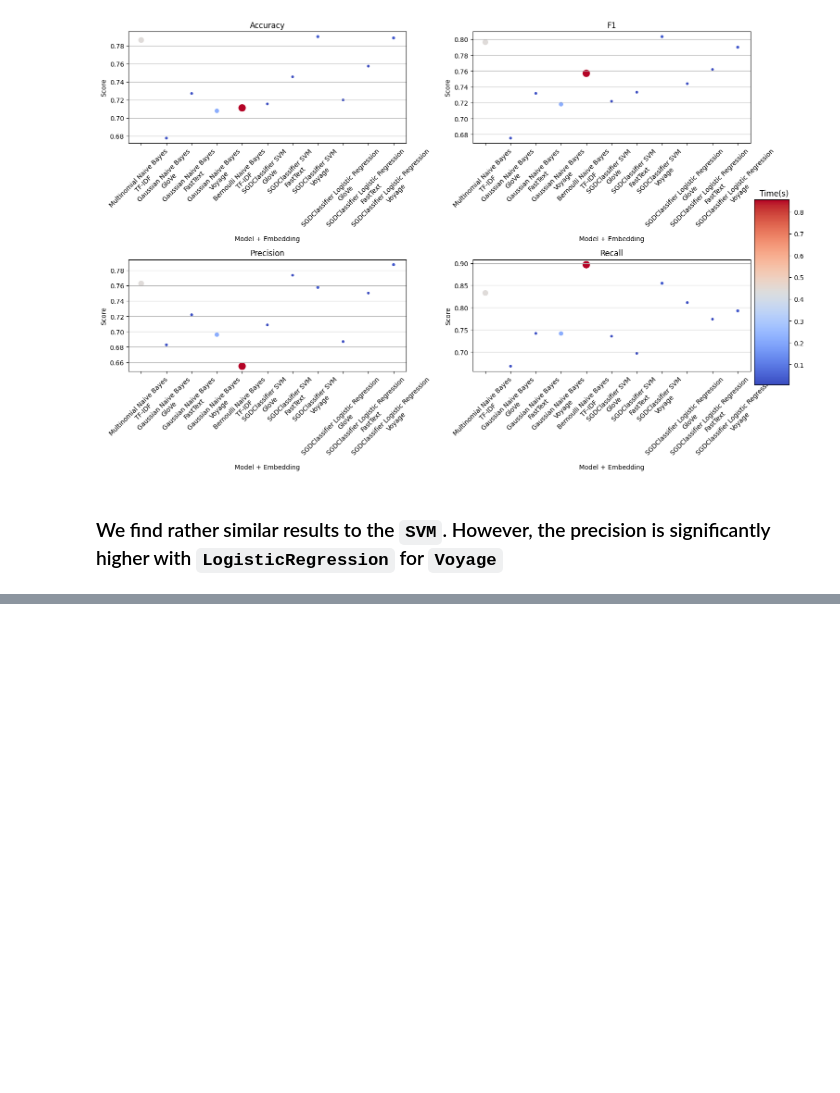
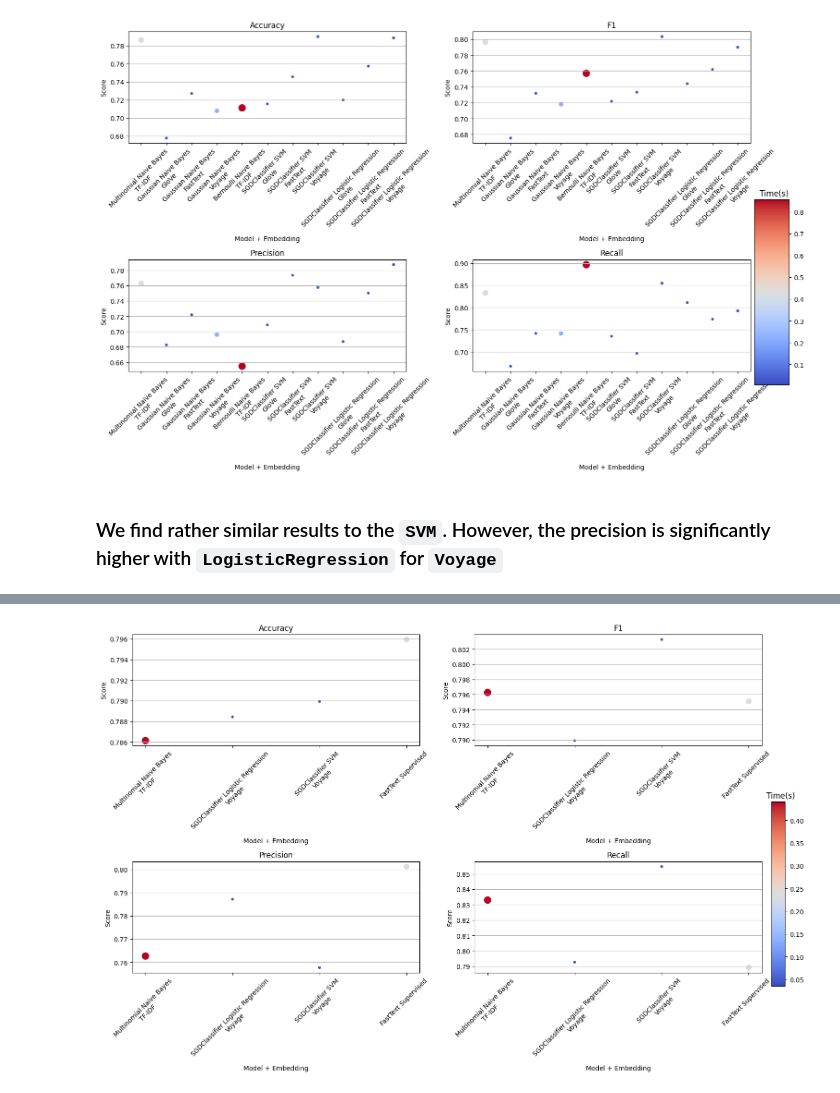
Before and after one commit to ilanaliouchouche/hate-speechs, a Jupyter notebook: hatespeech.ipynb, the cells around one changed output, grey strips where cells are left out. Drawn from its saved outputs; the diff is of its cells as text; code cells hidden in the pictures; blank space fills up the shorter version.

Commit message:
Added -FastText supervised

```diff
--- a/hatespeech.ipynb
+++ b/hatespeech.ipynb
@@ -1045,0 +1082,2 @@ with open('model_scores.json', 'w') as f:
+# %%
+ft = fasttext.train_supervised(input='data_train_ft.train', autotuneValidationFile='data_val_ft.val')
@@ -1045,0 +1093,3 @@ with open('model_scores.json', 'w') as f:
+# %%
+with open('model_scores.json', 'r') as f:
+    model_scores = json.load(f)
@@ -1045,0 +1119,26 @@ with open('model_scores.json', 'w') as f:
+# %%
+start = perf_counter()
+preds = ft.predict(df_test_ft['Content'].tolist())
+end = perf_counter() - start
+
+preds = [int(pred[0][-1]) for pred in preds[0]]
+
+ft_accuracy = accuracy_score(df_test['Label'], preds)
+ft_f1 = f1_score(df_test['Label'], preds)
+ft_precision = precision_score(df_test['Label'], preds)
+ft_recall = recall_score(df_test['Label'], preds)
+
+model_scores['FastText Supervised'] = {
+    'accuracy': ft_accuracy,
+    'f1': ft_f1,
+    'precision': ft_precision,
+    'recall': ft_recall,
+    'time': end
+}
+
+print('FastText Supervised Model Scores', end='\n\n')
+print(f'Accuracy: {ft_accuracy}')
+print(f'F1: {ft_f1}')
+print(f'Precision: {ft_precision}')
+print(f'Recall: {ft_recall}')
+print(f'Inference Time: {end}')
@@ -1045,0 +1160,10 @@ with open('model_scores.json', 'w') as f:
+# %%
+# We keep only Multinomial Naive Bayes TFIDF, SGD Logidtic Regression Voyage, SGD SVM Voyage and FastText Supervised.
+
+relevant_models = [('Multinomial Naive Bayes', 'TF-IDF'), ('SGDClassifier Logistic Regression', 'Voyage'), ('SGDClassifier SVM','Voyage')]
+
+model_scores_relevant = {model: {embed:model_scores[model][embed]} for model, embed in relevant_models}
+
+model_scores_relevant['FastText Supervised'] = {"" : model_scores['FastText Supervised']}
+
+print(json.dumps(model_scores_relevant, indent=4))
@@ -1045,0 +1188,4 @@ with open('model_scores.json', 'w') as f:
+# %%
+plot_scores(model_scores_relevant, 'images/relevant_models_scores.png')
+# %% [output]
+[figure, added]
```
Also changed, not shown: parts of 18 cells of this notebook, 2 other files.
